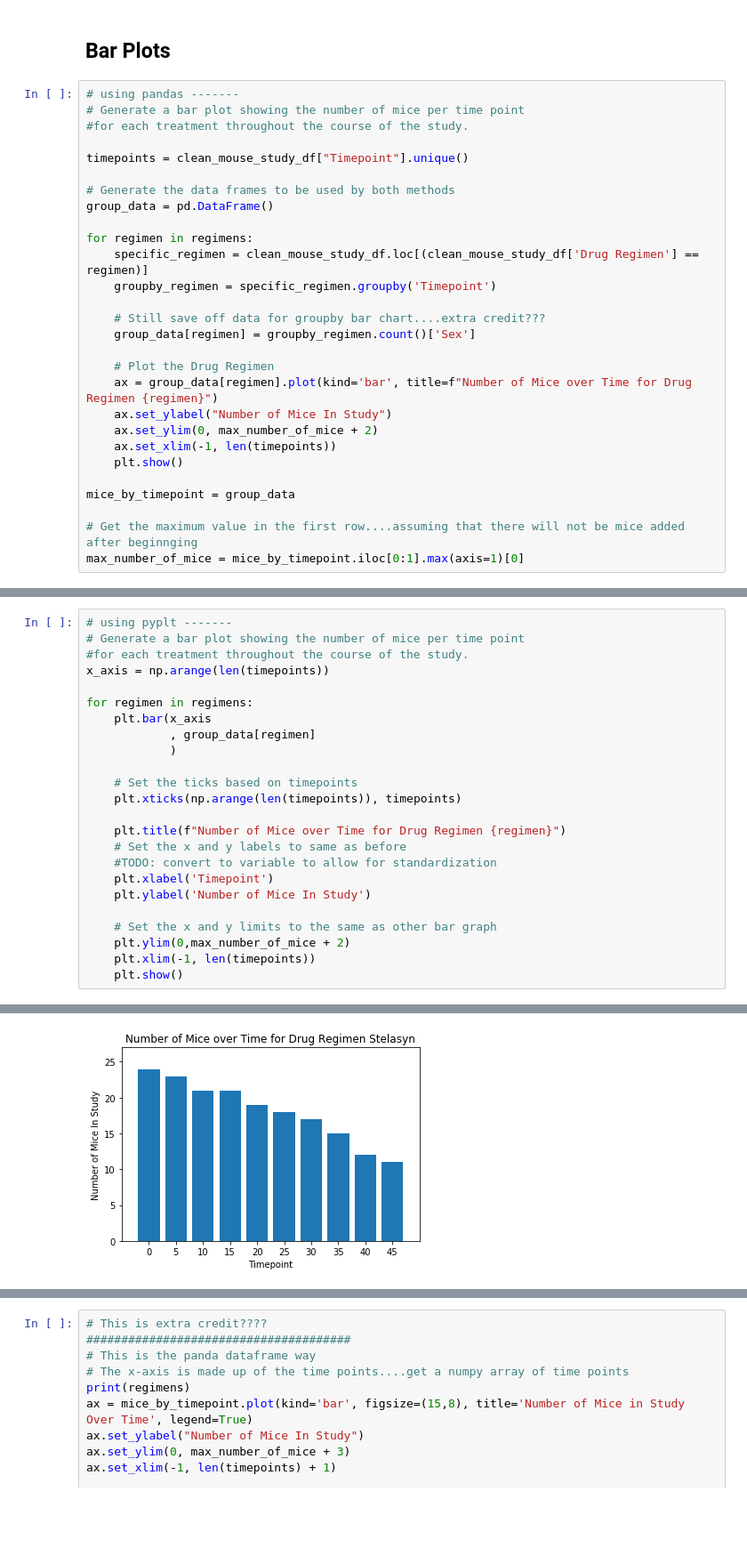
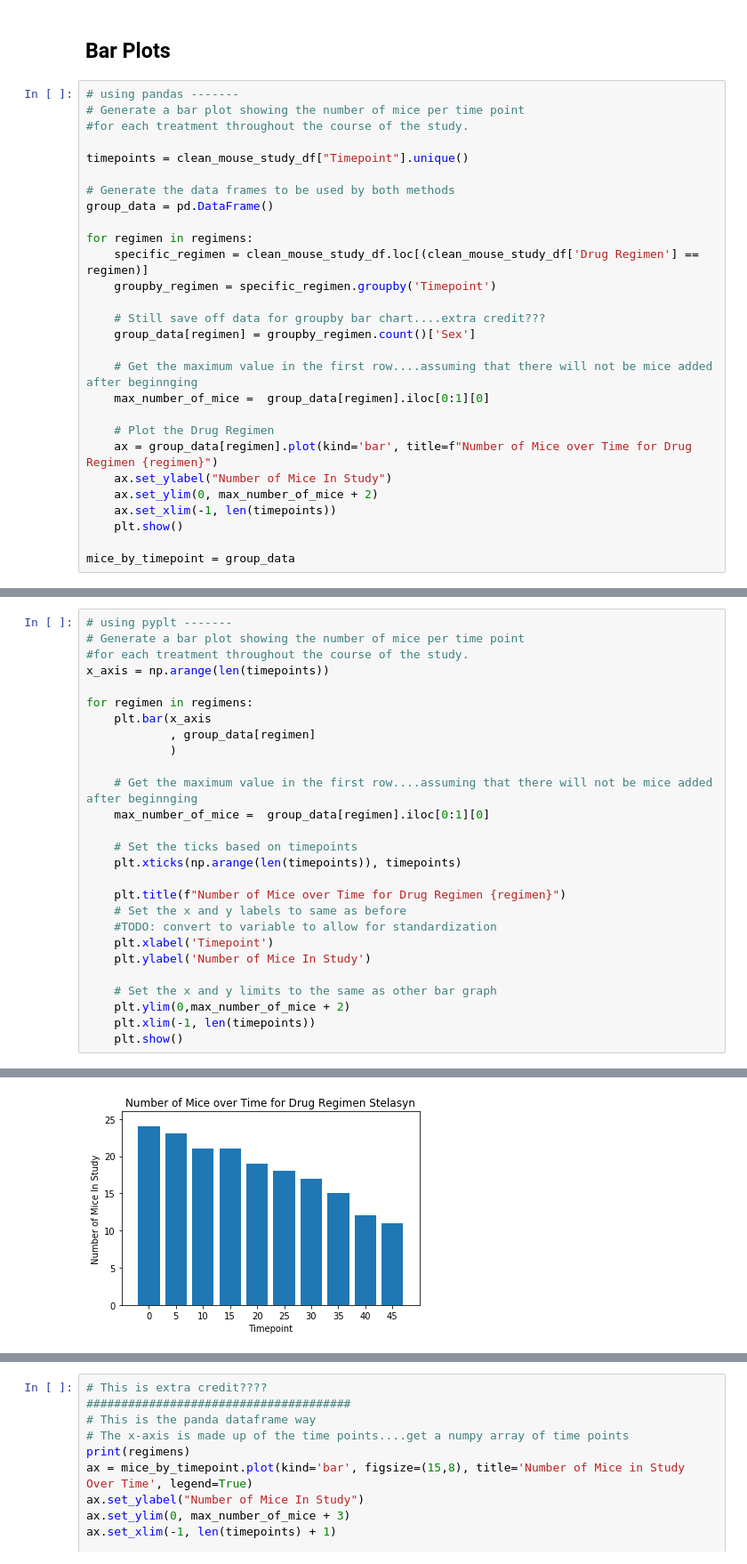
Before and after one commit to gshreve01/Matplot-Challenge, a Jupyter notebook: Pymaceuticals/pymaceuticals.ipynb, the cells around one changed output, grey strips where cells are left out. Shown: that part at 89% size. Saved outputs shown, nothing was run; the diff lists cells and outputs as text; blank space fills up the shorter version.

```diff
--- a/Pymaceuticals/pymaceuticals.ipynb
+++ b/Pymaceuticals/pymaceuticals.ipynb
@@ -242,6 +247,9 @@ for regimen in regimens:
     # Still save off data for groupby bar chart....extra credit???
     group_data[regimen] = groupby_regimen.count()['Sex']
 
+    # Get the maximum value in the first row....assuming that there will not be mice added after beginnging
+    max_number_of_mice =  group_data[regimen].iloc[0:1][0]
+
     # Plot the Drug Regimen
     ax = group_data[regimen].plot(kind='bar', title=f"Number of Mice over Time for Drug Regimen {regimen}")
     ax.set_ylabel("Number of Mice In Study")
@@ -250,9 +258,6 @@ for regimen in regimens:
     plt.show()
 
 mice_by_timepoint = group_data
-
-# Get the maximum value in the first row....assuming that there will not be mice added after beginnging
-max_number_of_mice = mice_by_timepoint.iloc[0:1].max(axis=1)[0]
 # %% [output]
 [figure]
 [figure]
@@ -274,6 +279,9 @@ for regimen in regimens:
     plt.bar(x_axis
             , group_data[regimen]
             )
+
+    # Get the maximum value in the first row....assuming that there will not be mice added after beginnging
+    max_number_of_mice =  group_data[regimen].iloc[0:1][0]
 
     # Set the ticks based on timepoints
     plt.xticks(np.arange(len(timepoints)), timepoints)
@@ -299,5 +307,5 @@ for regimen in regimens:
 [figure]
-[figure, old version]
+[figure, new version]
 [figure]
 # %%
 # This is extra credit????
```
Also changed, not shown: parts of 8 cells of this notebook.
